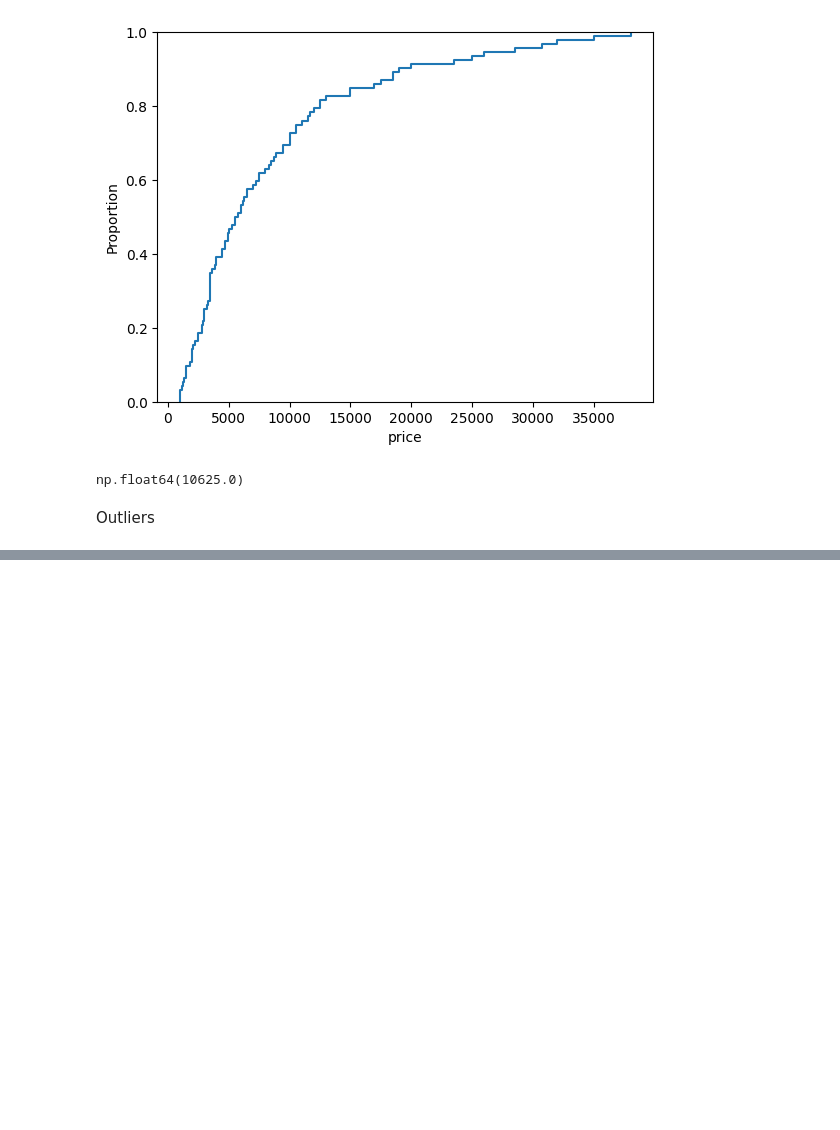
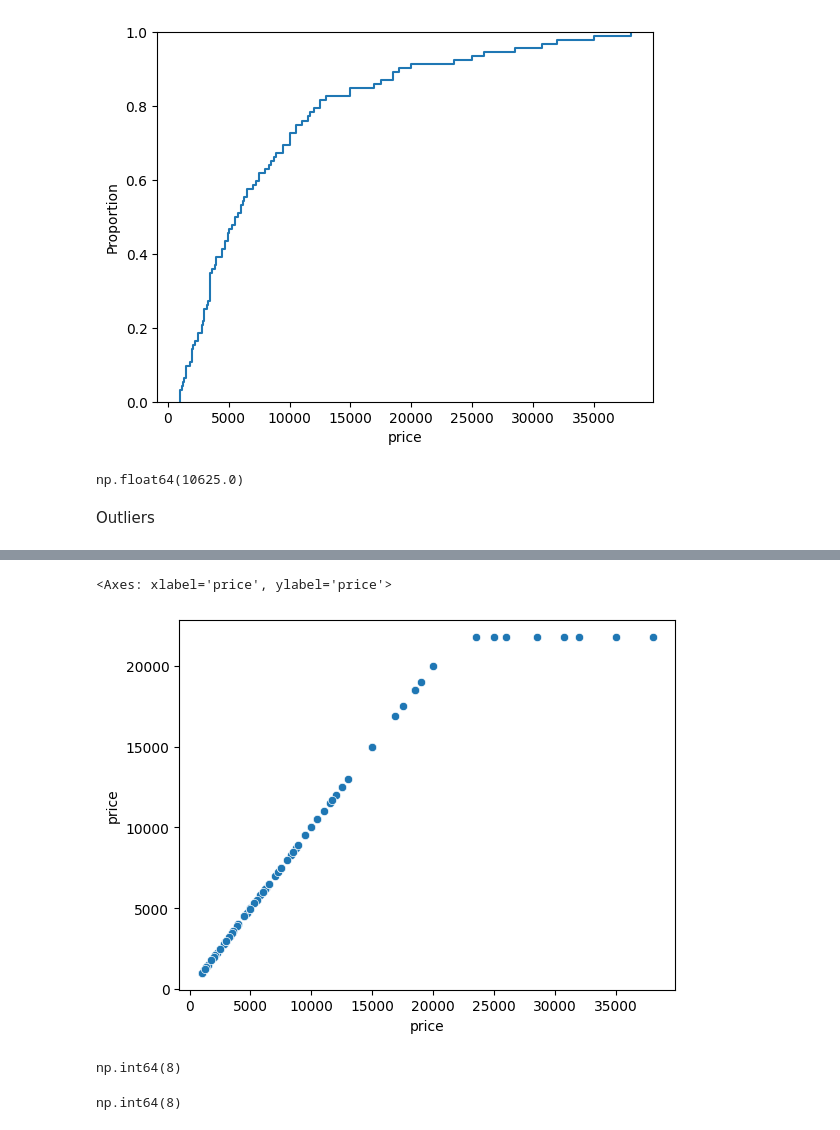
Before and after one commit to AngelikaBaloy/scratchpad, a Jupyter notebook: DS3001_1_27.ipynb, the cells around one changed output, grey strips where cells are left out. Drawn from its saved outputs; the diff is of its cells as text; code cells hidden in the pictures; blank space fills up the shorter version.

```diff
--- a/DS3001_1_27.ipynb
+++ b/DS3001_1_27.ipynb
@@ -280,0 +306,23 @@ Outliers
+# %%
+# making a function winsorize
+
+x = df4['price']
+
+def outlier_analyze(x):
+  q75 = np.quantile(x, .75)
+  q25 = np.quantile(x, .25)
+  iqr = q75 - q25
+  upper_whisker = q75 + 1.5*iqr
+  lower_whisker = q25 - 1.5*iqr
+  upper_outlier = (x > upper_whisker).astype(int)
+  lower_outlier = (x < lower_whisker).astype(int)
+  # .astype(int) makes boolean 0/1 (F/T)
+  outlier = upper_outlier + lower_outlier
+  winsorize = (
+      upper_outlier * upper_whisker + # map upper outlier to upper whisker
+      lower_outlier * lower_whisker + # map lower outliers to lower whisker
+      (1 - outlier) * x # if neither, keep original value
+  )
+  return outlier, winsorize
+
+outlier, winsorize = outlier_analyze(x)
@@ -280,0 +346,14 @@ Outliers
+# %%
+sns.scatterplot(x=x, y=winsorize)
+# instead of going to 38000, the extreme values are "ironed" and mapped to the upper whisker
+# %% [output]
+<Axes: xlabel='price', ylabel='price'>
+[figure, added]
+# %%
+np.sum(upper_outlier) # gives you number of them
+# %% [output]
+np.int64(8)
+# %%
+np.sum(outlier) # all upper
+# %% [output]
+np.int64(8)
```
Also changed, not shown: parts of 10 cells of this notebook.
